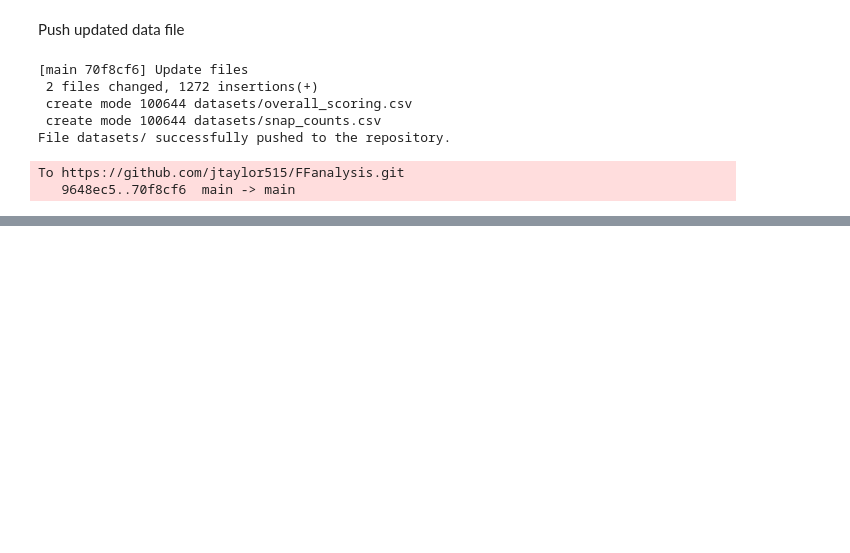
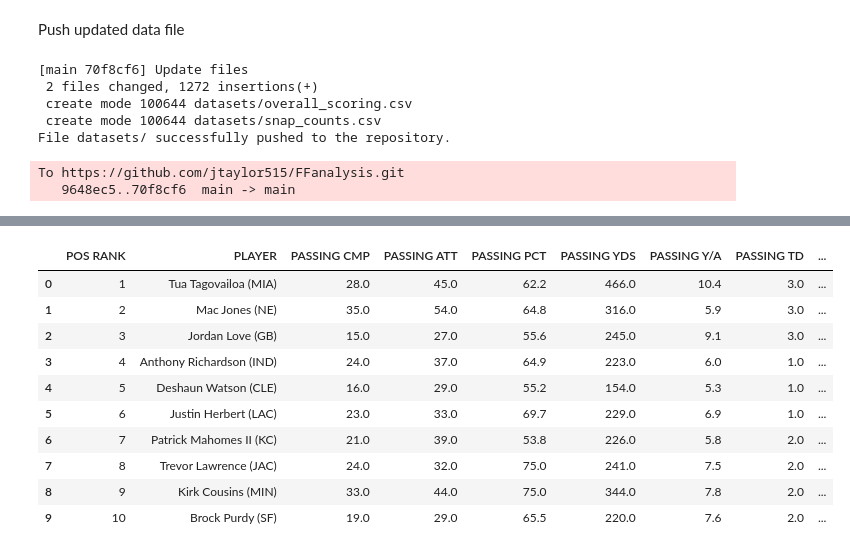
Before and after one commit to jtaylor515/FFanalysis, a Jupyter notebook: DataPreprocess.ipynb, the cells around one changed output, grey strips where cells are left out. Drawn from its saved outputs; the diff is of its cells as text; code cells hidden in the pictures; blank space fills up the shorter version.

Commit message:
Add weekly scoring scrape

```diff
--- a/DataPreprocess.ipynb
+++ b/DataPreprocess.ipynb
@@ -153,0 +184,80 @@ To https://github.com/jtaylor515/FFanalysis.git
+# %%
+# Get user input for the number of URLs to generate
+num_urls = int(input("Enter the current week: "))
+
+# Define the base URL and the page options
+base_url = "https://www.fantasypros.com/nfl/stats/"
+
+# List of page options
+pages = ['qb.php', 'wr.php', 'rb.php', 'te.php']
+
+# Initialize the list to store the generated URLs
+urls = []
+
+# Generate URLs based on user input
+for page in pages:
+    for week in range(1, num_urls + 1):
+        url = f"{base_url}{page}?range=week&week={week}"
+        urls.append(url)
+# %%
+# Initialize an empty DataFrame to store the data
+final_dataset = pd.DataFrame()
+
+# Iterate through the URLs
+for url in urls:
+    response = requests.get(url)
+    if response.status_code == 200:
+        soup = BeautifulSoup(response.text, 'html.parser')
+
+        # Assuming the data is in a table, you may need to adjust the code based on the actual structure
+        table = soup.find('table')
+
+        # Use io.StringIO to wrap the HTML content
+        table_string = str(table)
+        table_io = StringIO(table_string)
+
+        # Read the table into a DataFrame
+        df = pd.read_html(table_io)[0]
+
+        # Add a "LOC" column to the DataFrame
+        loc = url.split('/')[-1][:2]
+        df[("LOC", "POS")] = loc
+
+        # Extract week value from the URL
+        week_value = int(url.split('week=')[1])
+
+        # Add a new 'Week' column with the week value
+        df['WEEK'] = week_value
+
+        # Concatenate the DataFrame to the final dataset
+        final_dataset = pd.concat([final_dataset, df], ignore_index=True)
+    else:
+        print(f"Failed to fetch data from URL: {url}")
+
+# Now, final_dataset contains the combined data with a 'Week' column
+# final_dataset.head(10)
+
+# Combine values in column names (headers) and row 0
+final_dataset.columns = final_dataset.columns.map(' '.join)
+
+# Reset the index
+final_dataset.reset_index(drop=True, inplace=True)
+
+# Rename columns as specified
+final_dataset = final_dataset.rename(columns={"Unnamed: 0_level_0 Rank": "POS RANK", "Unnamed: 1_level_0 Player": "PLAYER", "LOC POS": "POS"})
+
+final_dataset.to_csv('datasets/weekly_scoring.csv', index=False)
+
+final_dataset.head(10)
+# %% [output]
+|  | POS RANK | PLAYER | PASSING CMP | PASSING ATT | PASSING PCT | PASSING YDS | PASSING Y/A | PASSING TD | ... |
+| 0 | 1 | Tua Tagovailoa (MIA) | 28.0 | 45.0 | 62.2 | 466.0 | 10.4 | 3.0 | ... |
+| 1 | 2 | Mac Jones (NE) | 35.0 | 54.0 | 64.8 | 316.0 | 5.9 | 3.0 | ... |
+| 2 | 3 | Jordan Love (GB) | 15.0 | 27.0 | 55.6 | 245.0 | 9.1 | 3.0 | ... |
+| 3 | 4 | Anthony Richardson (IND) | 24.0 | 37.0 | 64.9 | 223.0 | 6.0 | 1.0 | ... |
+| 4 | 5 | Deshaun Watson (CLE) | 16.0 | 29.0 | 55.2 | 154.0 | 5.3 | 1.0 | ... |
+| 5 | 6 | Justin Herbert (LAC) | 23.0 | 33.0 | 69.7 | 229.0 | 6.9 | 1.0 | ... |
+| 6 | 7 | Patrick Mahomes II (KC) | 21.0 | 39.0 | 53.8 | 226.0 | 5.8 | 2.0 | ... |
+| 7 | 8 | Trevor Lawrence (JAC) | 24.0 | 32.0 | 75.0 | 241.0 | 7.5 | 2.0 | ... |
+| 8 | 9 | Kirk Cousins (MIN) | 33.0 | 44.0 | 75.0 | 344.0 | 7.8 | 2.0 | ... |
+| 9 | 10 | Brock Purdy (SF) | 19.0 | 29.0 | 65.5 | 220.0 | 7.6 | 2.0 | ... |
```
Also changed, not shown: parts of 6 cells of this notebook, 1 other file.
